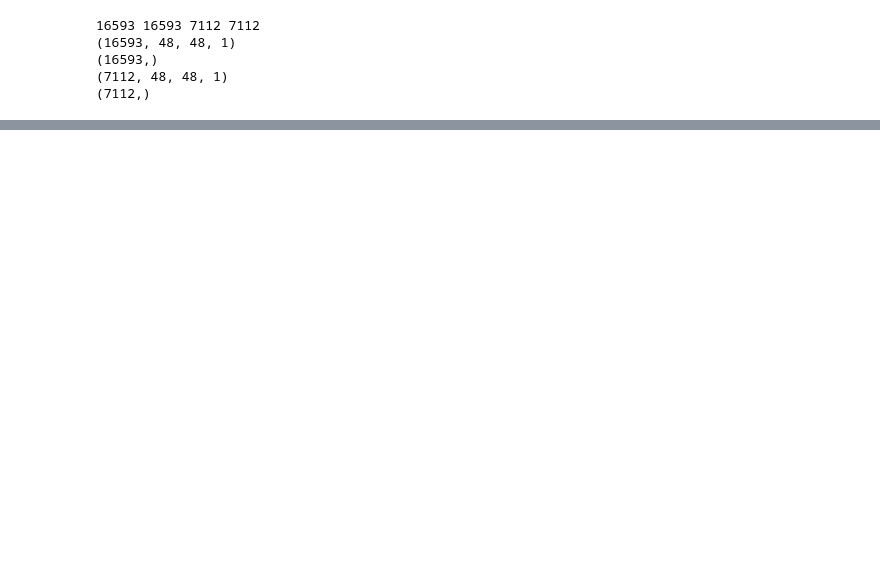
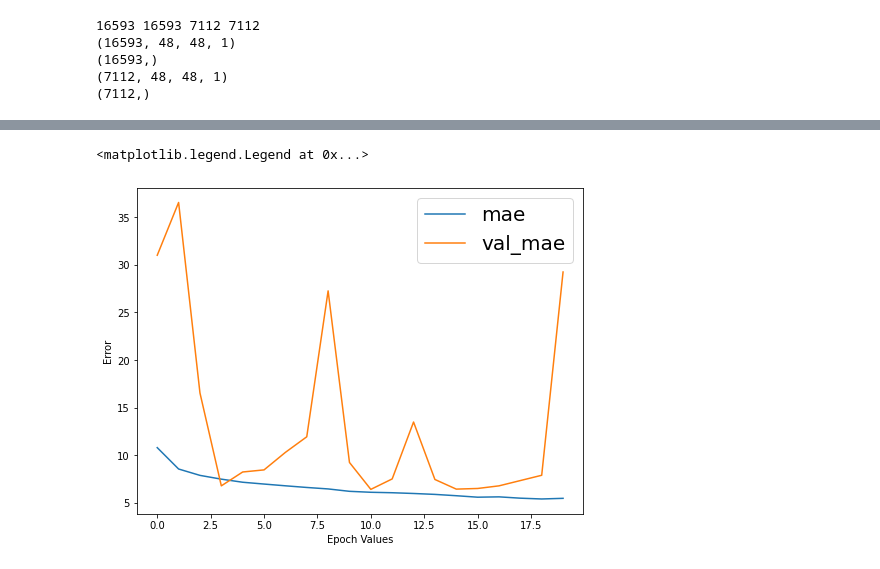
Before and after one commit to sglbl/Age-Prediction, a Jupyter notebook: main.ipynb, the cells around one changed output, grey strips where cells are left out. Saved outputs shown, nothing was run; the diff lists cells and outputs as text; code cells hidden in the pictures; blank space fills up the shorter version.

```diff
--- a/main.ipynb
+++ b/main.ipynb
@@ -212,6 +205,6 @@ Trainable params: 895,105
 Non-trainable params: 896
 _________________________________________________________________
 # %%
-history = model.fit(train_x, train_y, epochs=20, validation_data=(test_x, test_y), batch_size=64, callbacks=callbacks)
+history = model.fit(train_x, train_y, epochs=20, validation_data=(test_x, test_y), batch_size=64)
 # %% [output]
 Epoch 1/20
@@ -233,0 +229,11 @@ Epoch 20/20
+# %%
+# Drawing the loss/epoch figure
+plt.figure(figsize=(8,6))
+plt.plot(history.history['mae'], label='mae')
+plt.plot(history.history['val_mae'], label = 'val_mae')
+plt.xlabel('Epoch Values')
+plt.ylabel('Error')
+plt.legend(loc='upper right', fontsize=20)
+# %% [output]
+<matplotlib.legend.Legend at 0x...>
+[figure, added]
```
Also changed, not shown: parts of 23 cells of this notebook.
